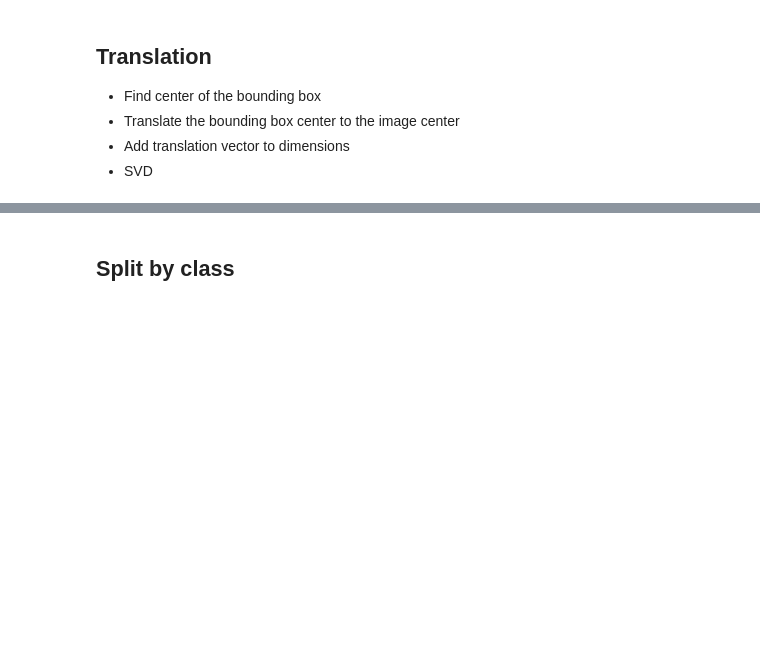
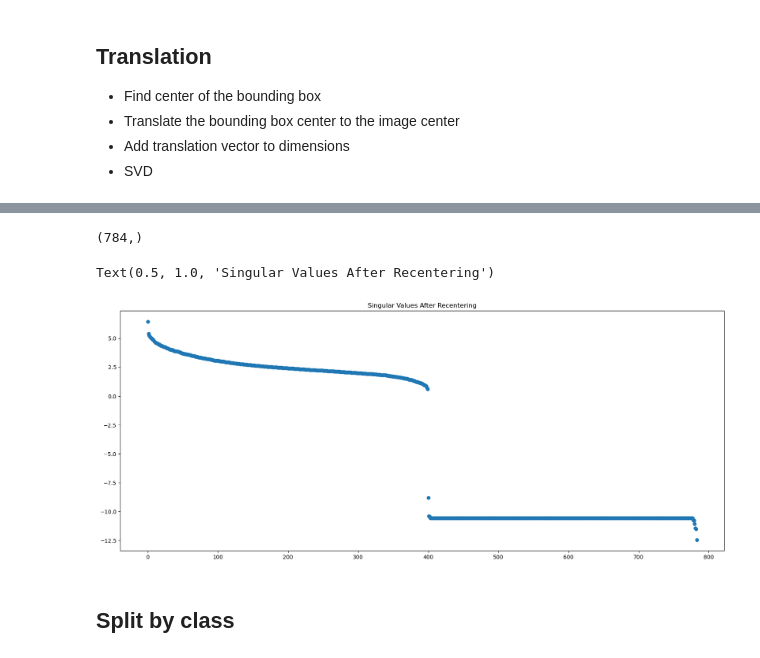
Before and after one commit to maneeshrj/math-ml-project, a Jupyter notebook: SVD.ipynb, the cells around one changed output, grey strips where cells are left out. Saved outputs shown, nothing was run; the diff lists cells and outputs as text; code cells hidden in the pictures; blank space fills up the shorter version.

Commit message:
added svd after recentering

```diff
--- a/SVD.ipynb
+++ b/SVD.ipynb
@@ -142,6 +139,17 @@ print(recentered_img.shape)
 # %%
-# for x in X:
-#     img = X.reshape(28,28)
+Q_rec, R_rec = linalg.qr(X_recentered)
+U_rec, s_rec, Vh_rec = linalg.svd(R_rec)
+
+s_rec.shape
+# %% [output]
+(784,)
+# %%
+plt.figure(figsize=(20,8))
+plt.scatter(np.arange(0,784), np.log(s_rec))
+plt.title('Singular Values After Recentering')
+# %% [output]
+Text(0.5, 1.0, 'Singular Values After Recentering')
+[figure, added]
 # %% [markdown]
 ## Split by class
 # %%
```
Also changed, not shown: parts of 5 cells of this notebook.
